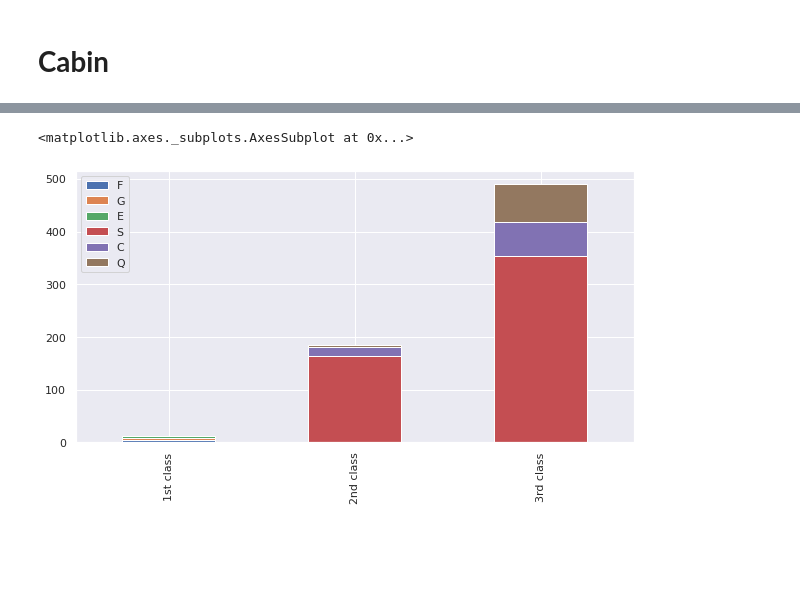
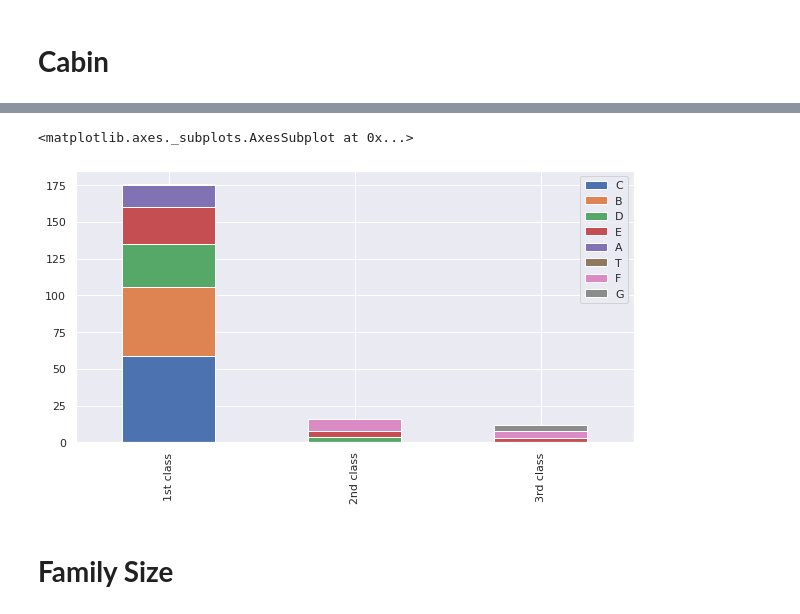
Before and after one commit to felstuff/BackToBasic, a Jupyter notebook: Titanic_Solution_with_MinSuk_Heo.ipynb, the cells around one changed output, grey strips where cells are left out. Cells and saved outputs as stored; diff of their text form; code cells hidden in the pictures; blank space fills up the shorter version.

Commit message:
Feature Engineering - Cabin & Fam Size

```diff
--- a/Titanic_Solution_with_MinSuk_Heo.ipynb
+++ b/Titanic_Solution_with_MinSuk_Heo.ipynb
@@ -618,11 +618,11 @@ for dataset in train_test_data:
     dataset["Cabin"] = dataset["Cabin"].str[:1]
 # %%
 Pclass1 = train[train["Pclass"]==1]["Cabin"].value_counts()
-Pclass1 = train[train["Pclass"]==2]["Cabin"].value_counts()
-Pclass1 = train[train["Pclass"]==3]["Cabin"].value_counts()
+Pclass2 = train[train["Pclass"]==2]["Cabin"].value_counts()
+Pclass3 = train[train["Pclass"]==3]["Cabin"].value_counts()
 df = pd.DataFrame([Pclass1,Pclass2,Pclass3])
-df.index = ['1st class','2nd class', '3rd class']
-df.plot(kind = 'bar',stacked = True, figsize=(10,5))
+df.index = ["1st class","2nd class", "3rd class"]
+df.plot(kind = "bar",stacked = True, figsize=(10,5))
 # %% [output]
 <matplotlib.axes._subplots.AxesSubplot at 0x...>
-[figure, old version]
+[figure, new version]
@@ -628,0 +638,2 @@ df.plot(kind = 'bar',stacked = True, figsize=(10,5))
+# %% [markdown]
+# **Family Size**
```
Also changed, not shown: parts of 12 cells of this notebook.
